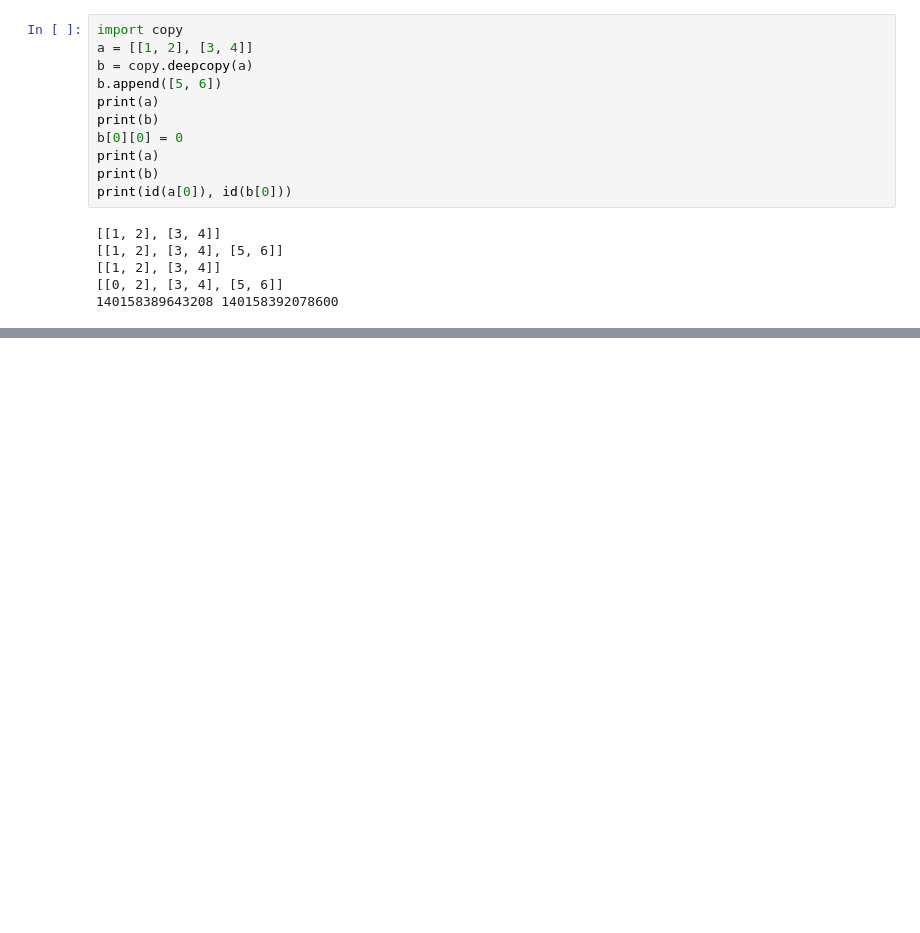
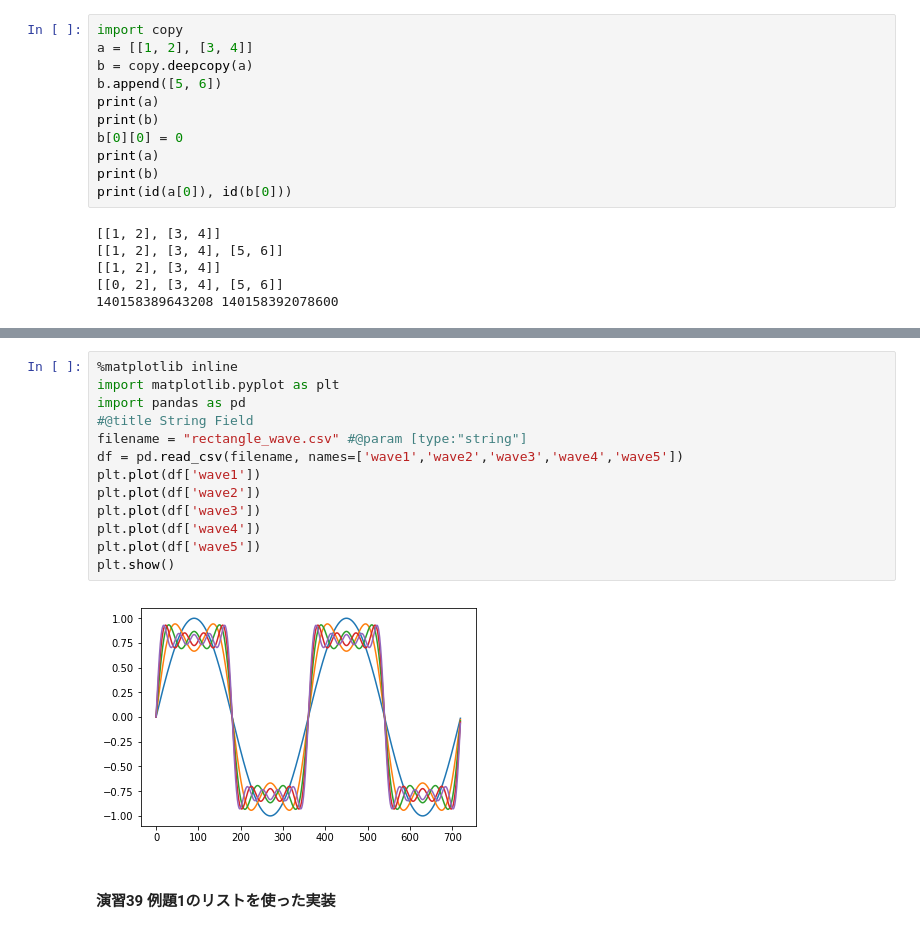
Before and after one commit to toms74209200/Kyoto_programing_python_2019, a Jupyter notebook: kyoto_python_2019.ipynb, the cells around one changed output, grey strips where cells are left out. Saved outputs shown, nothing was run; the diff lists cells and outputs as text; blank space fills up the shorter version.

```diff
--- a/kyoto_python_2019.ipynb
+++ b/kyoto_python_2019.ipynb
@@ -2497,0 +2673,17 @@ print(id(a[0]), id(b[0]))
+# %%
+%matplotlib inline
+import matplotlib.pyplot as plt
+import pandas as pd
+#@title String Field
+filename = "rectangle_wave.csv" #@param [type:"string"]
+df = pd.read_csv(filename, names=['wave1','wave2','wave3','wave4','wave5'])
+plt.plot(df['wave1'])
+plt.plot(df['wave2'])
+plt.plot(df['wave3'])
+plt.plot(df['wave4'])
+plt.plot(df['wave5'])
+plt.show()
+# %% [output]
+[figure, added]
+# %% [markdown]
+#### 演習39 例題1のリストを使った実装
```
Also changed, not shown: parts of 27 cells of this notebook.
